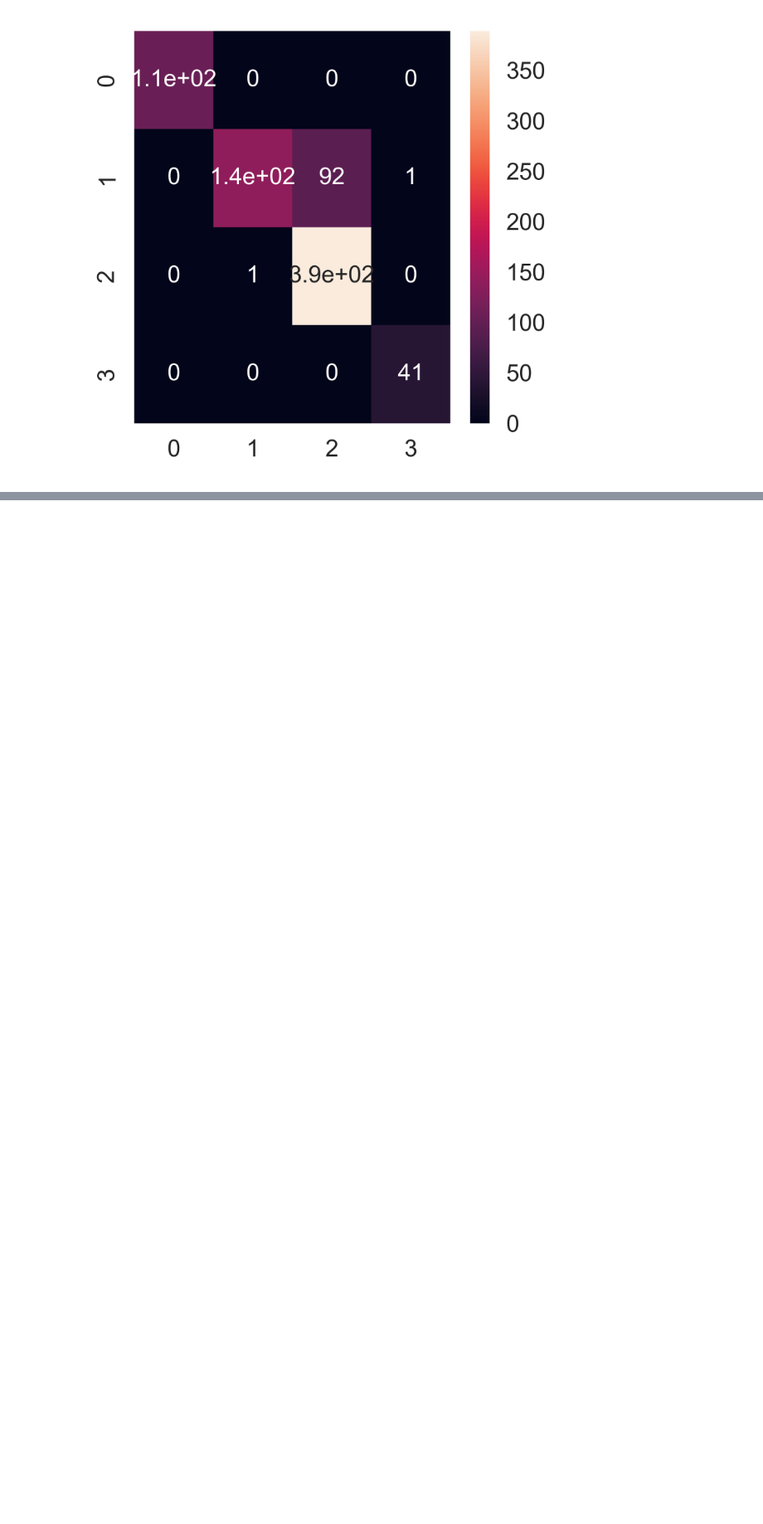
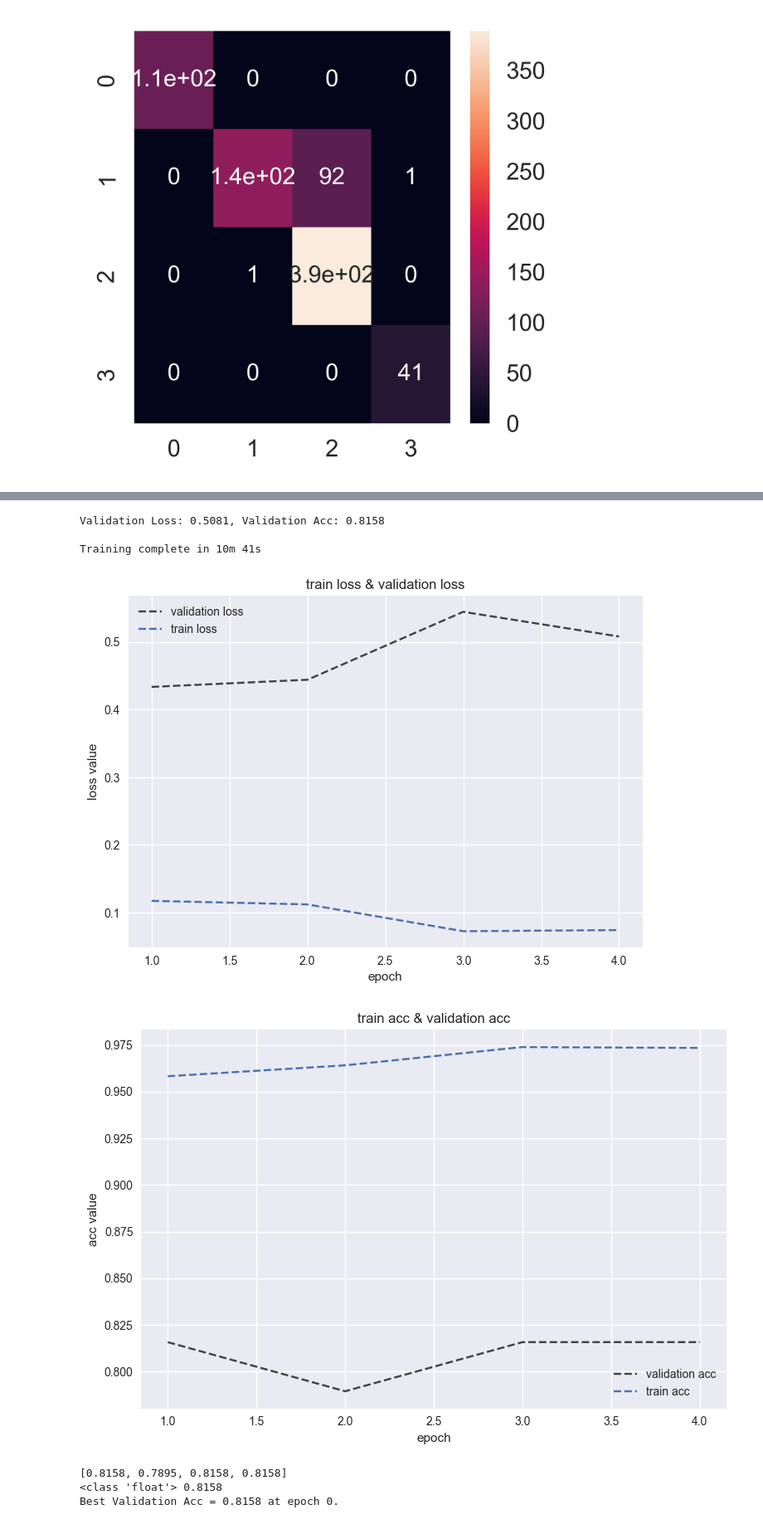
Before and after one commit to stemgene/Chest-X-Ray-Classification, a Jupyter notebook: train.ipynb, the cells around one changed output, grey strips where cells are left out. Shown: that part at 83% size. Cells and saved outputs as stored; diff of their text form; code cells hidden in the pictures; blank space fills up the shorter version.

```diff
--- a/train.ipynb
+++ b/train.ipynb
@@ -249,0 +285,10 @@ Testset accuracy:  [100.          60.25641026  99.74358974 100.        ]
+# %%
+wandb.init(project='covid-classification',
+            config = {
+                "epochs": 6,
+                "batch_size": 128,
+                "lr": 1e-3,
+                "dropout": random.uniform(0.01, 0.80),
+            })
+config = wandb.config
+n_steps_per_epoch = math.ceil(len(train_loader.dataset) / 32) # 32: batch_size
@@ -249,0 +301,27 @@ Testset accuracy:  [100.          60.25641026  99.74358974 100.        ]
+# %%
+def validate_model(model, validate_loader, loss_func, log_images=False, batch_idx=0):
+    "Compute performance of the model on the validation dataset and log a wandb.Table"
+    model.eval()
+    val_loss = 0.
+    with torch.inference_mode():
+        correct = 0
+        for i, (images, labels) in enumerate(validate_loader):
+            images, labels = images.to(device), labels.to(device)
+            # Forward pass ->
+            outputs = model(images)
+            val_loss += loss_func(outputs, labels) * labels.size(0)
+            # Compute accuracy and accumulate
+            _, predicted = torch.max(outputs.data, 1)
+            correct += (predicted == labels).sum().item()
+            # Log one batch of images to the dashboard, always same batch_idx
+            if i == batch_idx and log_images:
+                log_image_table(images, predicted, labels, outputs.softmax(dim=1))
+    return val_loss / len(validate_loader.dataset), correct / len(validate_loader.dataset)
+
+def log_image_table(images, predicted, labels, probs):
+    "Log a wandb.Table with (img, pred, target, scores)"
+    # Create a wandb Table to log images, labels and predictions to
+    table = wandb.Table(columns=['image', 'pred', 'target'] + [f"score_{i}" for i in range(4)])
+    for img, pred, targ, prob in zip(images.to('cpu'), predicted.to("cpu"), labels.to("cpu"), probs.to("cpu")):
+        table.add_data(wandb.Image(img[0].numpy()*255), pred, targ, *prob.numpy())
+    wandb.log({"predictions_table":table}, commit=False)
@@ -249,0 +625,8 @@ Testset accuracy:  [100.          60.25641026  99.74358974 100.        ]
+# %%
+start = timer()
+model1_trained, best_acc_list = train_val_process(model1, criterion, optimizer, exp_lr_scheduler)
+#torch.save(model1_trained, 'mobilenetv2_trained_cov_3_based_on_1')
+end = timer()
+print(timedelta(seconds=end-start))
+print("######### end #########")
+# %% [output]
@@ -249,0 +651,8 @@ Testset accuracy:  [100.          60.25641026  99.74358974 100.        ]
+Validation Loss: 0.5081, Validation Acc: 0.8158
+
+Training complete in 10m 41s
+[figure, added]
+[figure, added]
+[0.8158, 0.7895, 0.8158, 0.8158]
+<class 'float'> 0.8158
+Best Validation Acc = 0.8158 at epoch 0.
```
Also changed, not shown: parts of 18 cells of this notebook, 3 other files.
